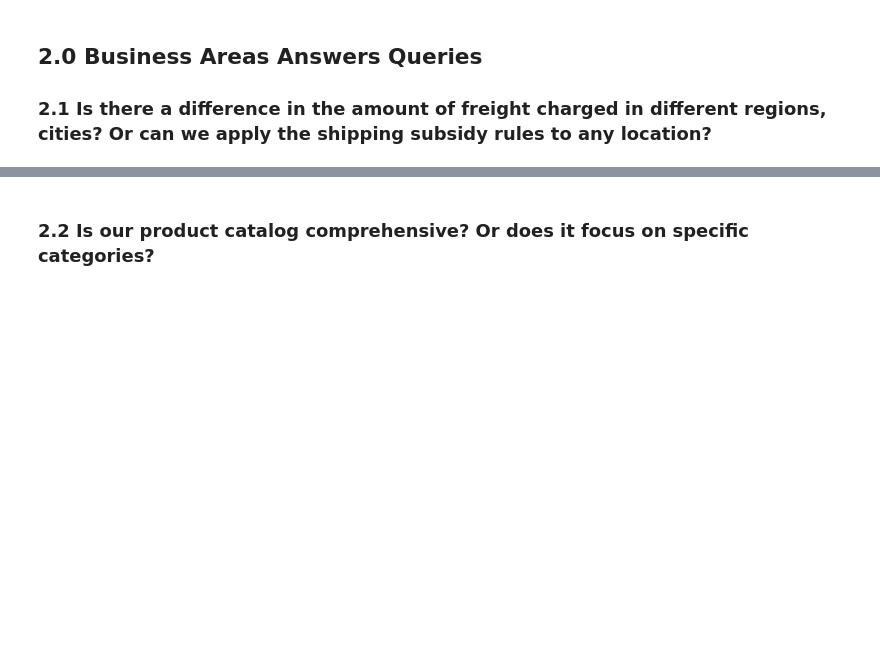
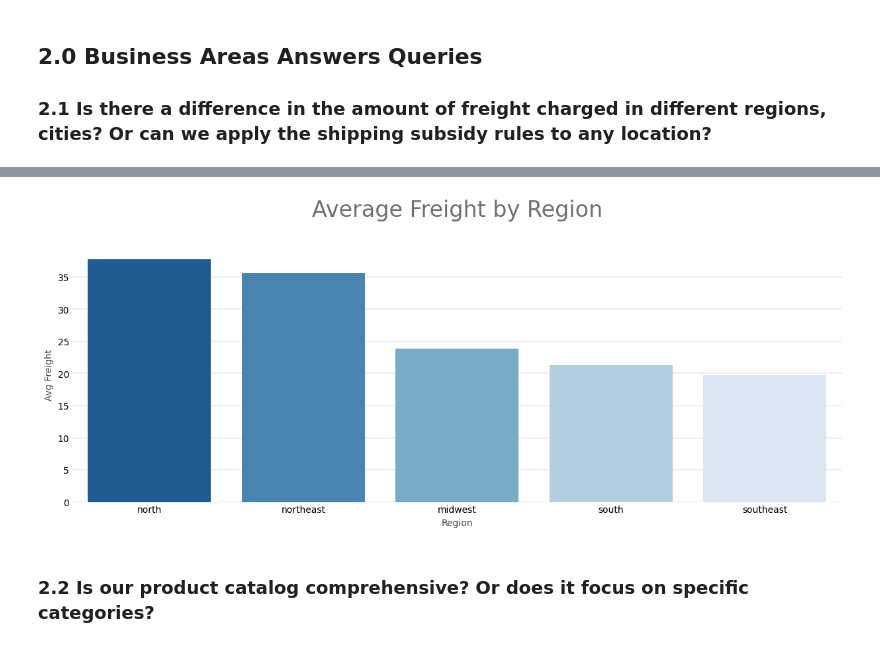
Before and after one commit to pauloreis-ds/olist, a Jupyter notebook: business_questions_insights/notebooks/1.1-pr-data-analysis-full-postgresql-challenge.ipynb, the cells around one changed output, grey strips where cells are left out. Cells and saved outputs as stored; diff of their text form; code cells hidden in the pictures; blank space fills up the shorter version.

```diff
--- a/business_questions_insights/notebooks/1.1-pr-data-analysis-full-postgresql-challenge.ipynb
+++ b/business_questions_insights/notebooks/1.1-pr-data-analysis-full-postgresql-challenge.ipynb
@@ -310,0 +358,31 @@ plt.show();
+# %%
+initial_date = date(2015, 1, 1)
+final_date = date(2019, 1, 1)
+region = 'southeast'
+avg_freight_per_region_query = f'''
+SELECT region, AVG(avg_freight) FROM (
+    SELECT *,
+        CASE
+             WHEN customer_state IN ('AM','RR','AP','PA','TO','RO','AC') THEN 'north'
+                    WHEN customer_state IN ('MA','PI','CE','RN','PE','PB','SE','AL','BA') THEN 'northeast'
+                    WHEN customer_state IN ('MT','MS','GO','DF') THEN 'midwest'
+                    WHEN customer_state IN ('SP','RJ','ES','MG') THEN 'southeast'
+                    WHEN customer_state IN ('PR','RS','SC') THEN 'south'
+                    ELSE 'unknown_region'
+                END region
+    FROM (
+        SELECT customer_state,
+               AVG(freight_value) AS avg_freight
+        FROM orders LEFT JOIN order_items ON orders.order_id = order_items.order_id
+                    LEFT JOIN customers ON orders.customer_id = customers.customer_id
+        WHERE order_purchase_timestamp BETWEEN date('{initial_date}') AND date('{final_date}')
+        GROUP BY customer_state
+        ) AS states_sales
+) AS regional_sales
+GROUP BY regional_sales.region
+'''
+
+avg_freight_per_region = to_pandas(bd_execute(avg_freight_per_region_query),
+                                    ['region', 'avg_freight']).\
+                                    sort_values(['avg_freight'], ascending=False)
+avg_freight_per_region.head(5)
@@ -311,3 +420,15 @@ plt.show();
+# %%
+fig(15,5)
+sns.barplot(data=avg_freight_per_region, x='region', y='avg_freight', palette="Blues_r", zorder=2)
+plt.box(False)
+plt.grid(axis='y', zorder=0, linewidth=.3)
+plt.title(f"Average Freight by Region\n", fontsize=24, color='#707070')
+plt.tick_params(axis='both', which='both', length=0)
+plt.xlabel("Region", color='#424242')
+plt.ylabel("Avg Freight", color='#424242')
+plt.show()
+# %% [output]
+[figure, added]
 # %% [markdown]
 ### 2.2 Is our product catalog comprehensive? Or does it focus on specific categories?
 # %% [markdown]
```
Also changed, not shown: parts of 6 cells of this notebook, 2 other files.
